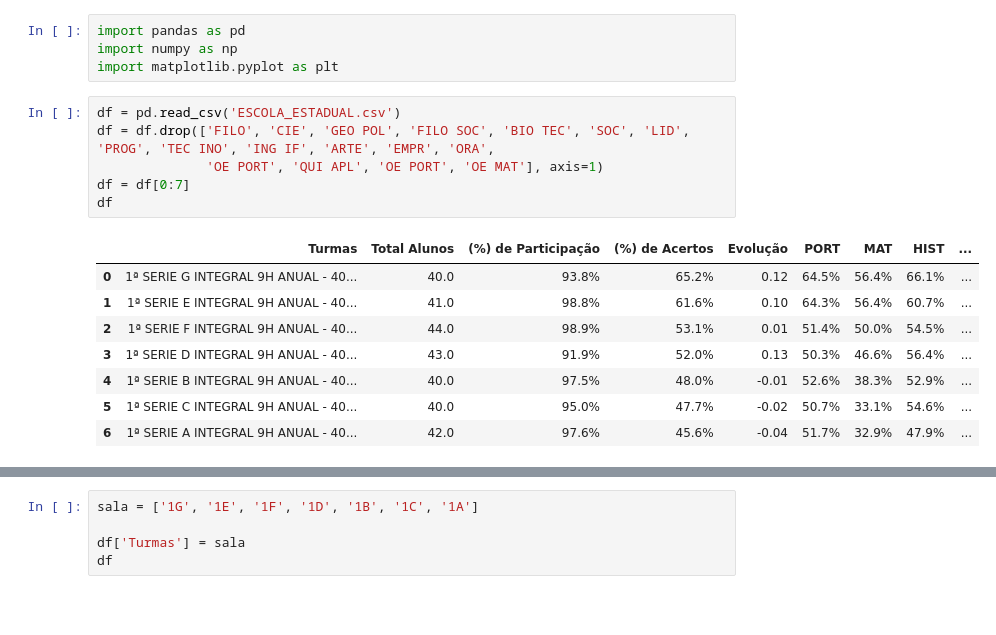
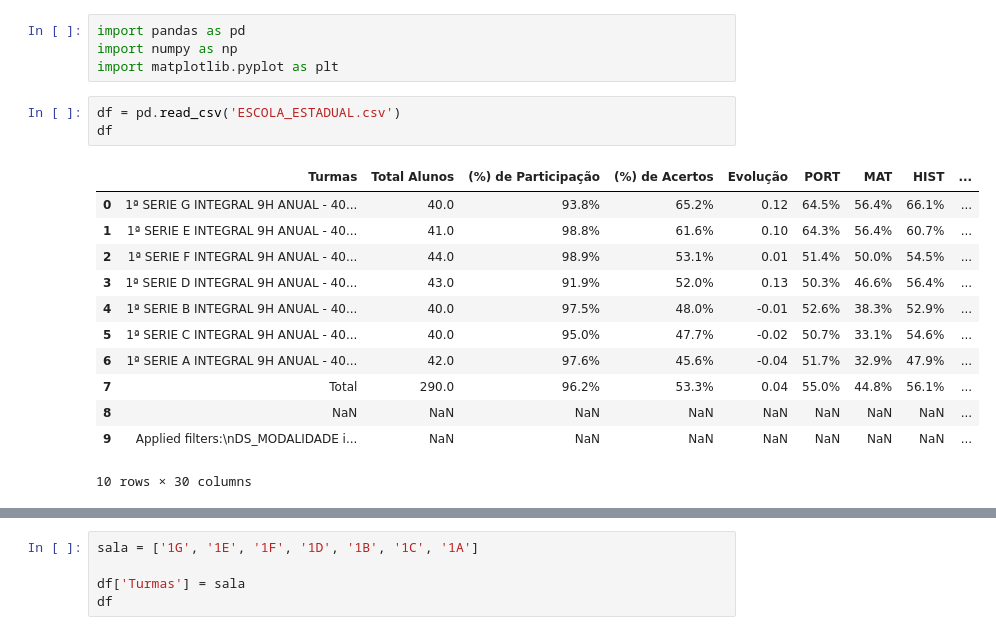
Before and after one commit to profandrevsilva/porphyrio2025, a Jupyter notebook: getdataschool.ipynb, the cells around one changed output, grey strips where cells are left out. Cells and saved outputs as stored; diff of their text form; blank space fills up the shorter version.

```diff
--- a/getdataschool.ipynb
+++ b/getdataschool.ipynb
@@ -4,16 +4,17 @@ import numpy as np
 import matplotlib.pyplot as plt
 # %%
 df = pd.read_csv('ESCOLA_ESTADUAL.csv')
-df = df.drop(['FILO', 'CIE', 'GEO POL', 'FILO SOC', 'BIO TEC', 'SOC', 'LID', 'PROG', 'TEC INO', 'ING IF', 'ARTE', 'EMPR', 'ORA',
-              'OE PORT', 'QUI APL', 'OE PORT', 'OE MAT'], axis=1)
-df = df[0:7]
 df
 # %% [output]
 |  | Turmas | Total Alunos | (%) de Participação | (%) de Acertos | Evolução | PORT | MAT | HIST | ... |
 | 0 | 1ª SERIE G INTEGRAL 9H ANUAL - 40... | 40.0 | 93.8% | 65.2% | 0.12 | 64.5% | 56.4% | 66.1% | ... |
 | 1 | 1ª SERIE E INTEGRAL 9H ANUAL - 40... | 41.0 | 98.8% | 61.6% | 0.10 | 64.3% | 56.4% | 60.7% | ... |
 | 2 | 1ª SERIE F INTEGRAL 9H ANUAL - 40... | 44.0 | 98.9% | 53.1% | 0.01 | 51.4% | 50.0% | 54.5% | ... |
 | 3 | 1ª SERIE D INTEGRAL 9H ANUAL - 40... | 43.0 | 91.9% | 52.0% | 0.13 | 50.3% | 46.6% | 56.4% | ... |
 | 4 | 1ª SERIE B INTEGRAL 9H ANUAL - 40... | 40.0 | 97.5% | 48.0% | -0.01 | 52.6% | 38.3% | 52.9% | ... |
 | 5 | 1ª SERIE C INTEGRAL 9H ANUAL - 40... | 40.0 | 95.0% | 47.7% | -0.02 | 50.7% | 33.1% | 54.6% | ... |
 | 6 | 1ª SERIE A INTEGRAL 9H ANUAL - 40... | 42.0 | 97.6% | 45.6% | -0.04 | 51.7% | 32.9% | 47.9% | ... |
+| 7 | Total | 290.0 | 96.2% | 53.3% | 0.04 | 55.0% | 44.8% | 56.1% | ... |
+| 8 | NaN | NaN | NaN | NaN | NaN | NaN | NaN | NaN | ... |
+| 9 | Applied filters:\nDS_MODALIDADE i... | NaN | NaN | NaN | NaN | NaN | NaN | NaN | ... |
+10 rows × 30 columns
```
Also changed, not shown: parts of 12 cells of this notebook.
